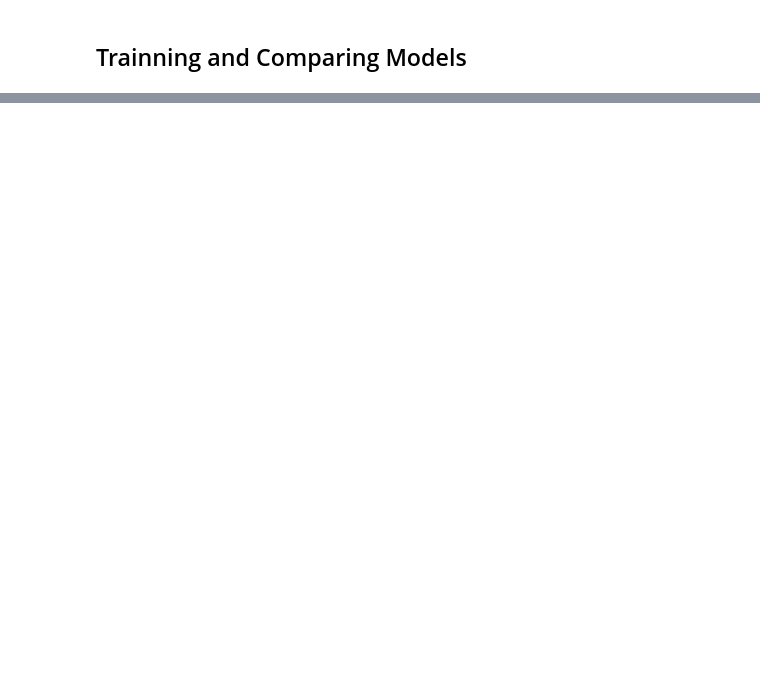
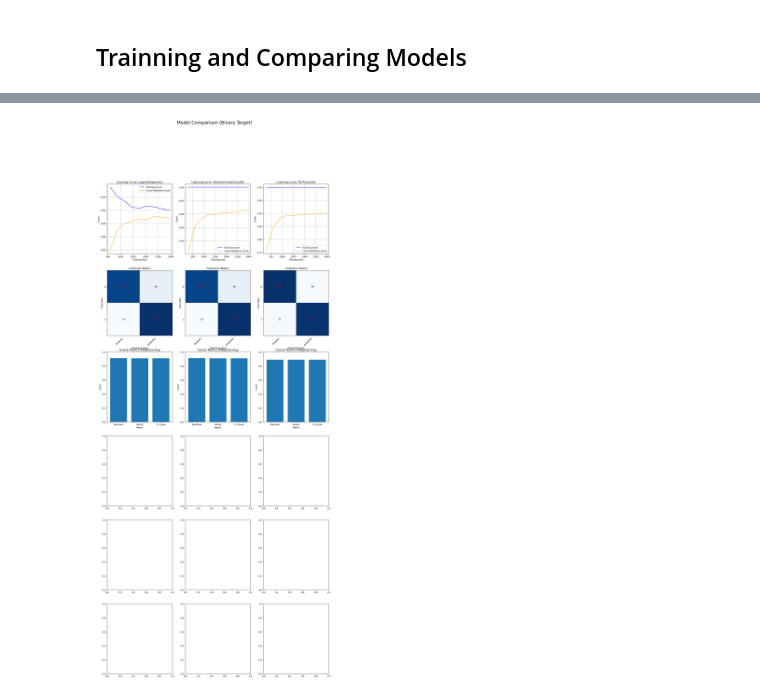
Before and after one commit to brunotavaresz/TAA_Project, a Jupyter notebook: Delivery3.ipynb, the cells around one changed output, grey strips where cells are left out. Drawn from its saved outputs; the diff is of its cells as text; code cells hidden in the pictures; blank space fills up the shorter version.

```diff
--- a/Delivery3.ipynb
+++ b/Delivery3.ipynb
@@ -95,0 +692,66 @@ def model_compare(algorithm,X,y):
+# %%
+def model_compare_binary(algorithm, X, y):
+    figure, charts = plt.subplots(6, len(algorithm), figsize=(6 * len(algorithm), 40))
+    figure.suptitle('Model Comparison (Binary Target)', fontsize=20)
+    classes = np.unique(y)
+    n_classes = len(classes)
+
+    # Scale the features
+    scaler = StandardScaler()
+    X_scaled = scaler.fit_transform(X)
+
+    X_train, X_test, y_train, y_test = train_test_split(X_scaled, y, test_size=0.2, random_state=42, stratify=y)
+    y_test_binarized = label_binarize(y_test, classes=classes)
+
+    for i, algo in enumerate(algorithm):
+        algo.fit(X_train, y_train)
+        y_pred = algo.predict(X_test)
+        y_pred_proba = algo.predict_proba(X_test) if hasattr(algo, 'predict_proba') else None
+
+        # Learning Curve
+        cv = ShuffleSplit(n_splits=50, test_size=0.2, random_state=42)
+        train_sizes, train_scores, test_scores = learning_curve(algo, X_scaled, y, cv=3, n_jobs=-1,
+                                                                train_sizes=np.linspace(0.1, 1.0, 10))
+        train_scores_mean = np.mean(train_scores, axis=1)
+        test_scores_mean = np.mean(test_scores, axis=1)
+        charts[0, i].plot(train_sizes, train_scores_mean, label='Training Score', color='blue')
+        charts[0, i].plot(train_sizes, test_scores_mean, label='Cross-Validation Score', color='orange')
+        charts[0, i].set_title(f'Learning Curve: {algo.__class__.__name__}')
+        charts[0, i].set_xlabel('Training Size')
+        charts[0, i].set_ylabel('Score')
+        charts[0, i].legend(loc='best')
+        charts[0, i].grid()
+
+        # Confusion Matrix
+        cm = confusion_matrix(y_test, y_pred)
+        charts[1, i].imshow(cm, cmap='Blues', interpolation='nearest')
+        charts[1, i].set_title('Confusion Matrix')
+        charts[1, i].set_xticks(np.arange(n_classes))
+        charts[1, i].set_yticks(np.arange(n_classes))
+        charts[1, i].set_xticklabels(classes, rotation=45, ha="right")
+        charts[1, i].set_ylabel('True label')
+        charts[1, i].set_xlabel('Predicted label')
+        for row in range(n_classes):
+            for col in range(n_classes):
+                charts[1, i].text(col, row, cm[row, col], ha='center', va='center',
+                                  color='red' if cm[row, col] > cm.max() / 2 else 'black')
+
+
+        # Bar Chart of Metrics
+        precision = precision_score(y_test, y_pred, average='weighted', zero_division=0)
+        recall = recall_score(y_test, y_pred, average='weighted', zero_division=0)
+        f1 = f1_score(y_test, y_pred, average='weighted', zero_division=0)
+        charts[2, i].bar(['Precision', 'Recall', 'F1 Score'], [precision, recall, f1])
+        charts[2, i].set_ylim(0, 1)
+        charts[2, i].set_title('Overall Metrics (Weighted Avg)')
+        charts[2, i].set_ylabel('Score')
+        charts[2, i].set_xlabel('Metric')
+
+
+
+model_compare_binary([
+    LogisticRegression(max_iter=5000),
+    RandomForestClassifier(),
+    MLPClassifier(max_iter=5000) #
+], X_resampled_binary_df, y_resampled_binary)
+# %% [output]
@@ -95,0 +776 @@ def model_compare(algorithm,X,y):
+[figure, added]
```
Also changed, not shown: parts of 13 cells of this notebook.
